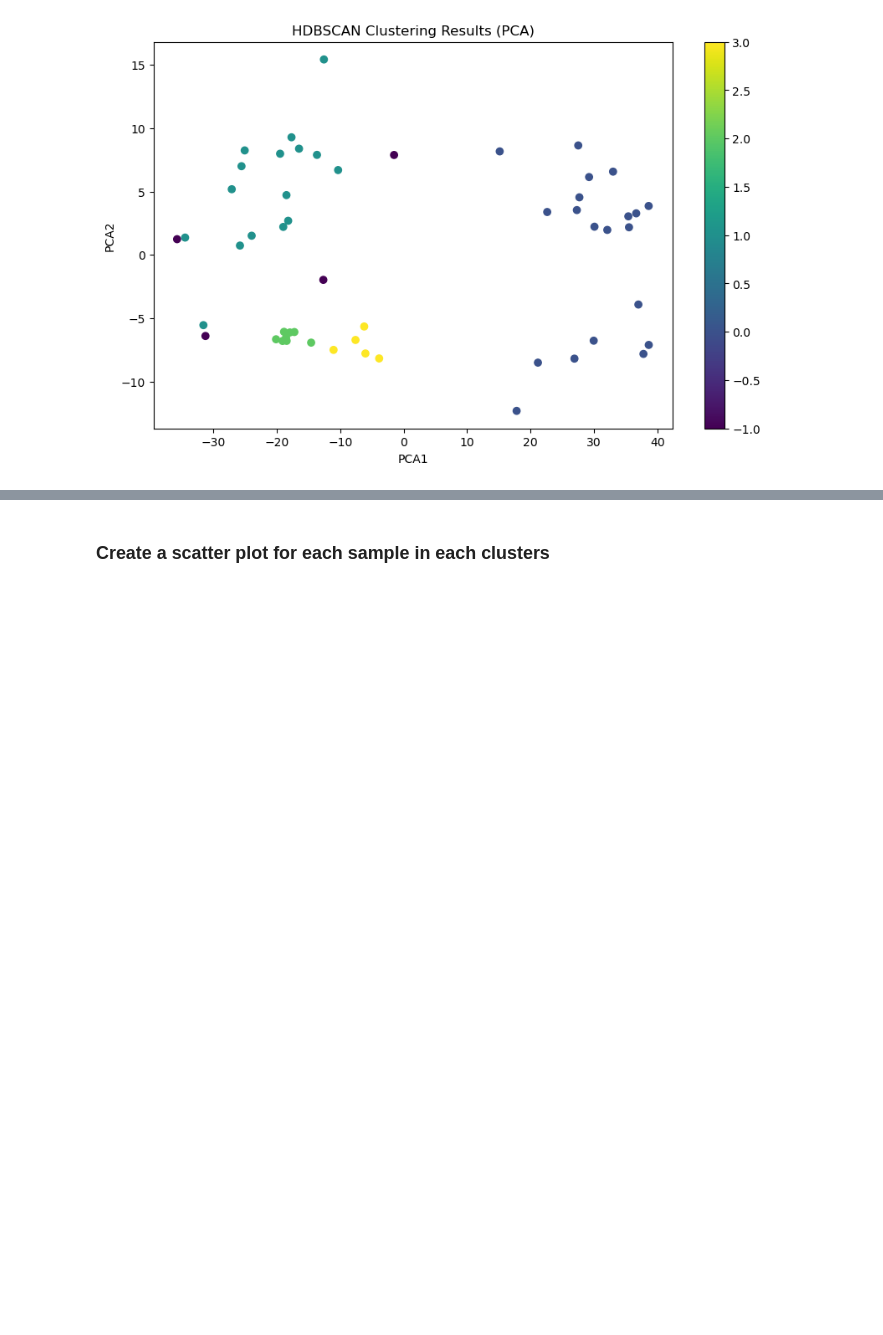
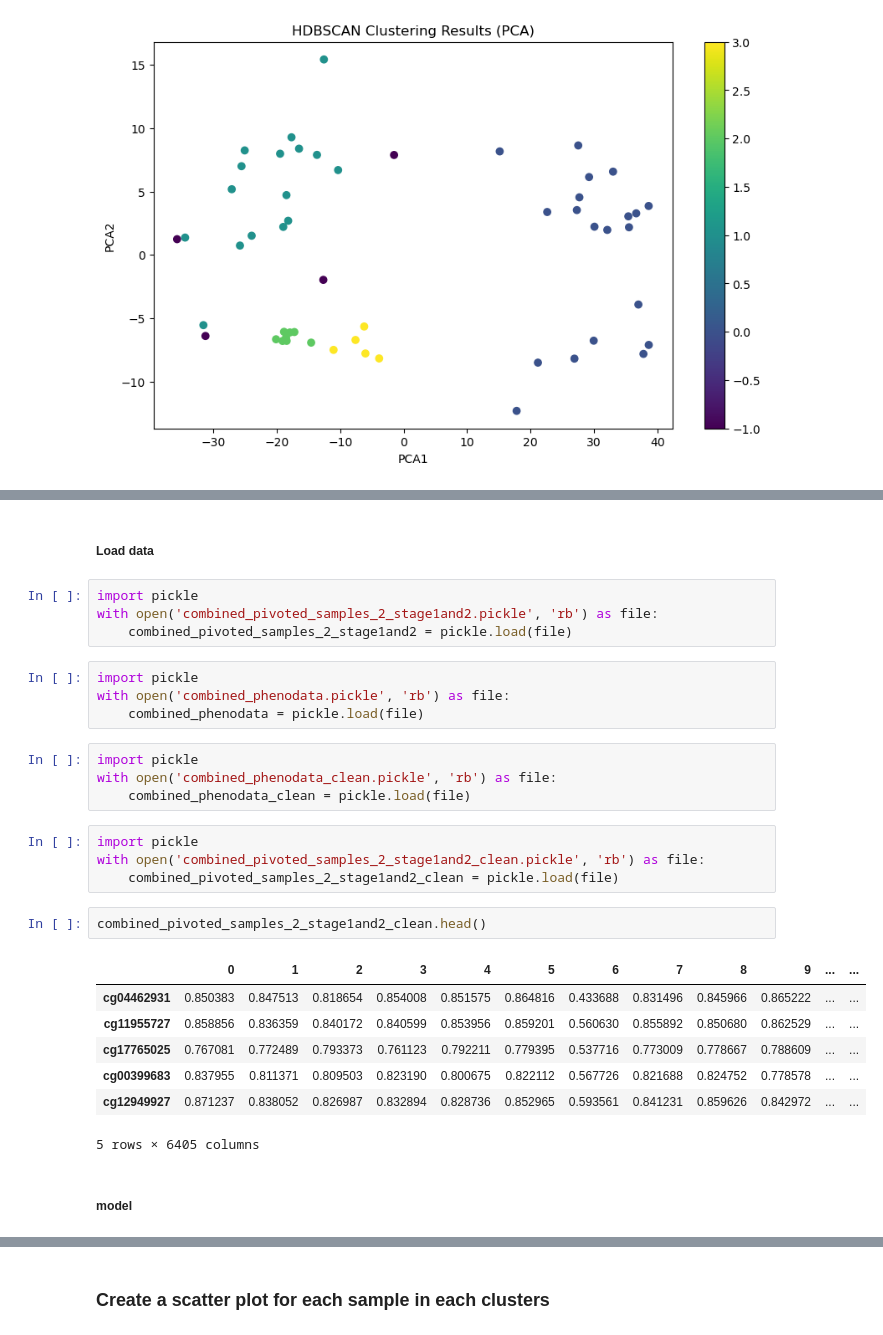
Before and after one commit to curryhank08/analyze-data-from-GEO-in-python, a Jupyter notebook: clustering.ipynb, the cells around one changed output, grey strips where cells are left out. Drawn from its saved outputs; the diff is of its cells as text; blank space fills up the shorter version.

```diff
--- a/clustering.ipynb
+++ b/clustering.ipynb
@@ -1777,0 +1879,30 @@ plt.show()
+# %% [markdown]
+##### Load data
+# %%
+import pickle
+with open('combined_pivoted_samples_2_stage1and2.pickle', 'rb') as file:
+    combined_pivoted_samples_2_stage1and2 = pickle.load(file)
+# %%
+import pickle
+with open('combined_phenodata.pickle', 'rb') as file:
+    combined_phenodata = pickle.load(file)
+# %%
+import pickle
+with open('combined_phenodata_clean.pickle', 'rb') as file:
+    combined_phenodata_clean = pickle.load(file)
+# %%
+import pickle
+with open('combined_pivoted_samples_2_stage1and2_clean.pickle', 'rb') as file:
+    combined_pivoted_samples_2_stage1and2_clean = pickle.load(file)
+# %%
+combined_pivoted_samples_2_stage1and2_clean.head()
+# %% [output]
+|  | 0 | 1 | 2 | 3 | 4 | 5 | 6 | 7 | 8 | 9 | ... | ... |
+| cg04462931 | 0.850383 | 0.847513 | 0.818654 | 0.854008 | 0.851575 | 0.864816 | 0.433688 | 0.831496 | 0.845966 | 0.865222 | ... | ... |
+| cg11955727 | 0.858856 | 0.836359 | 0.840172 | 0.840599 | 0.853956 | 0.859201 | 0.560630 | 0.855892 | 0.850680 | 0.862529 | ... | ... |
+| cg17765025 | 0.767081 | 0.772489 | 0.793373 | 0.761123 | 0.792211 | 0.779395 | 0.537716 | 0.773009 | 0.778667 | 0.788609 | ... | ... |
+| cg00399683 | 0.837955 | 0.811371 | 0.809503 | 0.823190 | 0.800675 | 0.822112 | 0.567726 | 0.821688 | 0.824752 | 0.778578 | ... | ... |
+| cg12949927 | 0.871237 | 0.838052 | 0.826987 | 0.832894 | 0.828736 | 0.852965 | 0.593561 | 0.841231 | 0.859626 | 0.842972 | ... | ... |
+5 rows × 6405 columns
+# %% [markdown]
+##### model
```
Also changed, not shown: parts of 30 cells of this notebook.
